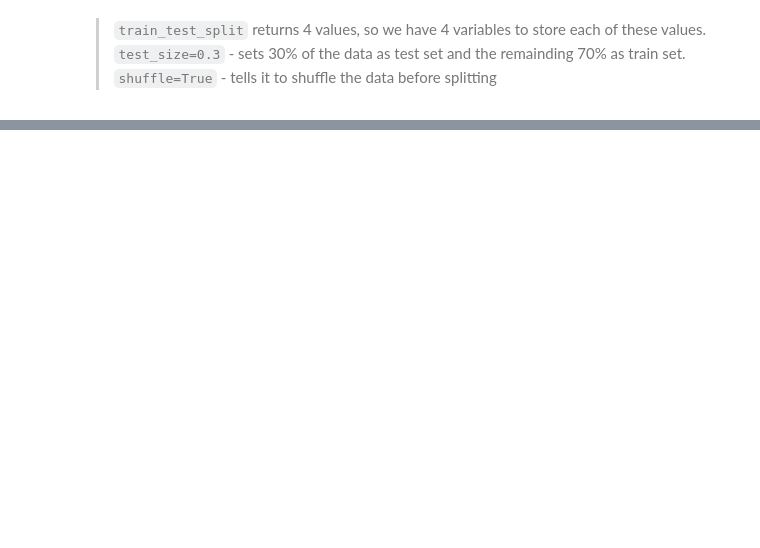
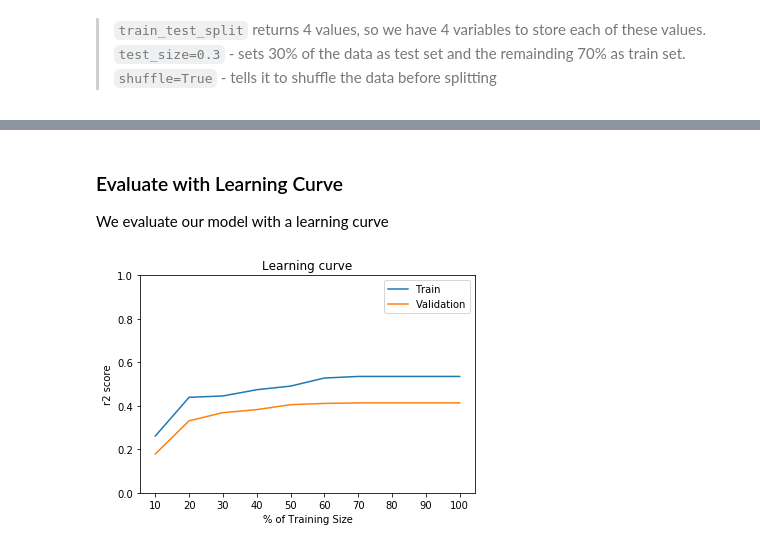
Before and after one commit to mrzzy/mlbootcamp, a Jupyter notebook: practicals/day_1/practical_1_1/diabetes.ipynb, the cells around one changed output, grey strips where cells are left out. Drawn from its saved outputs; the diff is of its cells as text; code cells hidden in the pictures; blank space fills up the shorter version.

```diff
--- a/practicals/day_1/practical_1_1/diabetes.ipynb
+++ b/practicals/day_1/practical_1_1/diabetes.ipynb
@@ -292,9 +168,0 @@ X_poly = poly_features.fit_transform(features)
-# %%
-y = diabetes_risks
-
-X_train, X_test, y_train, y_test = train_test_split(
-    X_poly, y,
-    test_size=0.3,
-    shuffle=True,
-    random_state=56
-)
@@ -407,0 +295,11 @@ plt.legend()
+# %%
+# split train validation sets
+train_examples, valid_examples, train_risks, valid_risks = train_test_split(
+    examples, diabetes_risks,
+    test_size=0.3,
+    shuffle=True,
+    random_state=0)
+
+# train the model us usual
+model = SVR(C=9e+2, kernel='rbf', gamma=1e-1)
+model.fit(train_examples, train_risks)
@@ -407,0 +339,9 @@ plt.legend()
+# %% [markdown]
+### Evaluate with Learning Curve
+We evaluate our model with a learning curve
+# %%
+plot_learning_curve(SVR(C=9e+2, kernel='rbf', gamma=1e-1),
+                    train_examples, train_risks,
+                    valid_examples, valid_risks)
+# %% [output]
+[figure, added]
```
Also changed, not shown: parts of 92 cells of this notebook, 1 other file.
